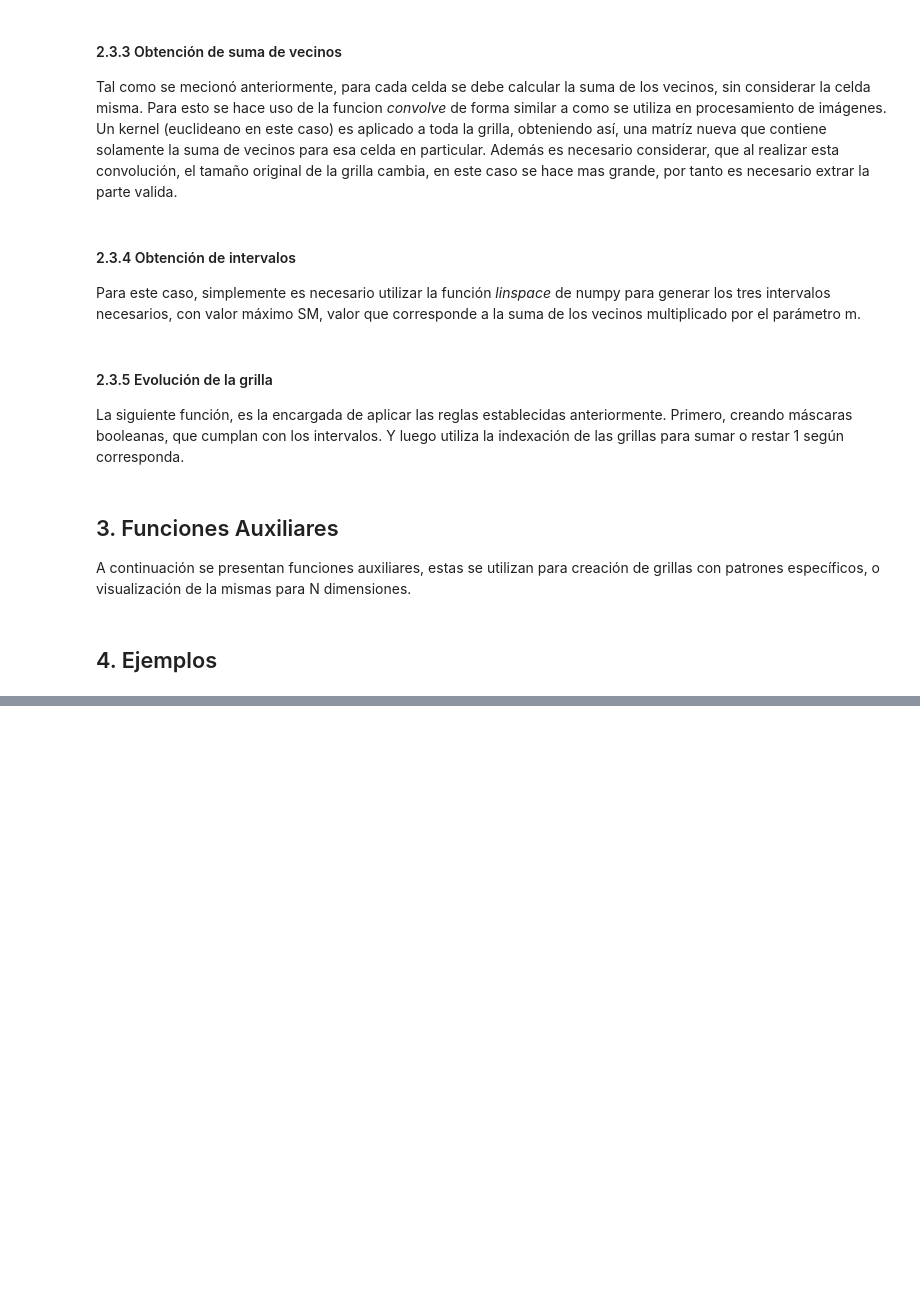
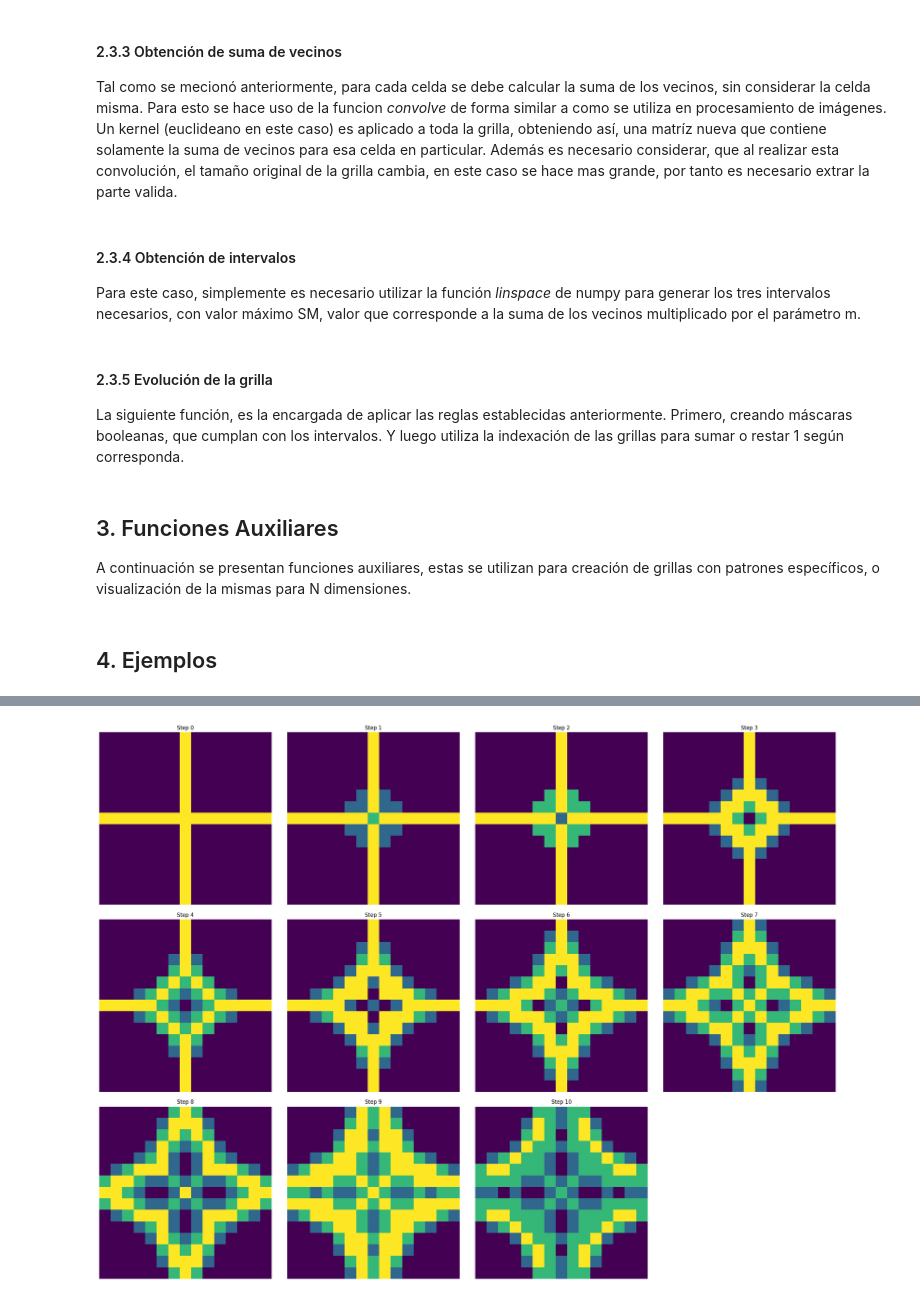
Before and after one commit to Mieres7/Comp.-Cientifica, a Jupyter notebook: Terea1/v3.ipynb, the cells around one changed output, grey strips where cells are left out. Saved outputs shown, nothing was run; the diff lists cells and outputs as text; code cells hidden in the pictures; blank space fills up the shorter version.

```diff
--- a/Terea1/v3.ipynb
+++ b/Terea1/v3.ipynb
@@ -1017,0 +849,9 @@ def plot_images_wrap(arrays, cmap='viridis', images_per_row=4):
+# %%
+r = 2
+m = 3
+d = 2
+griz_size = 15
+grid = create_grid(d, griz_size, m, pattern='cross')
+# %%
+%%time
+ex1_1 = visualize_automaton(grid, m, r, iterations=10, show=False, mode='optimized')
@@ -1017,0 +861,4 @@ def plot_images_wrap(arrays, cmap='viridis', images_per_row=4):
+# %%
+plot_images_wrap(ex1_1)
+# %% [output]
+[figure, added]
```
Also changed, not shown: parts of 39 cells of this notebook.
